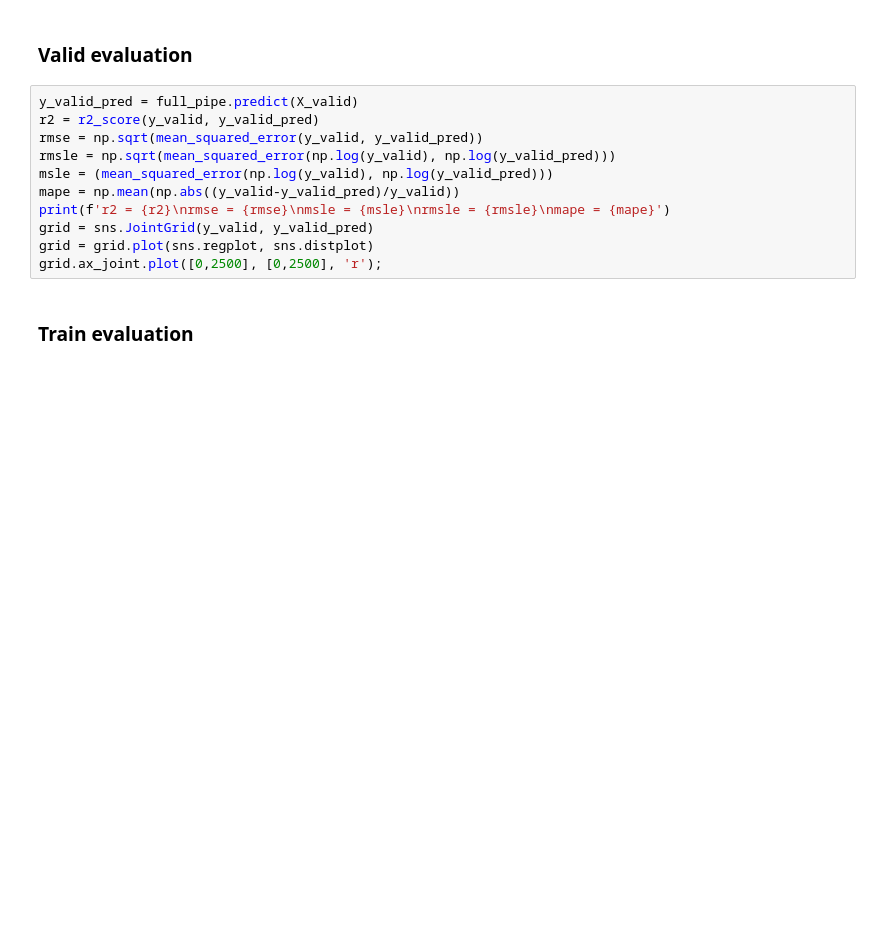
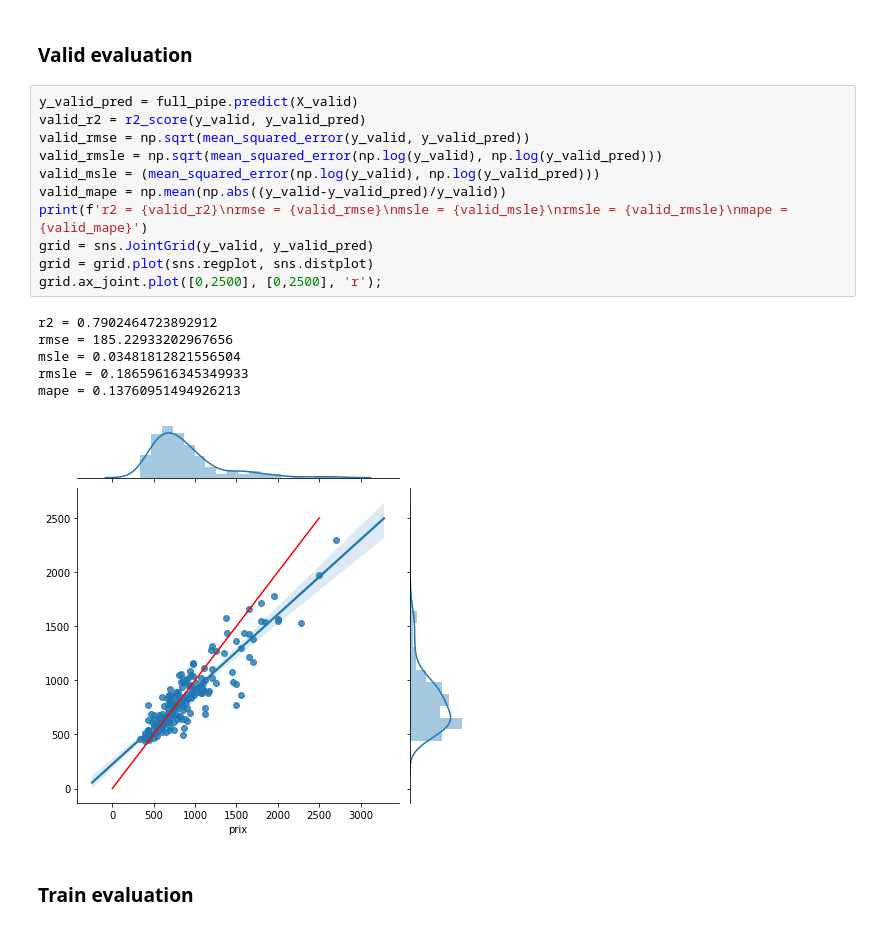
Before and after one commit to Simplon-IA-Bdx-1/realestate-guillaume-nicos-pierre-silvia, a Jupyter notebook: notebooks/Model.ipynb, the cells around one changed output. Cells and saved outputs as stored; diff of their text form; blank space fills up the shorter version.

```diff
--- a/notebooks/Model.ipynb
+++ b/notebooks/Model.ipynb
@@ -156,15 +207,22 @@ scores
 ### Valid evaluation
 # %%
 y_valid_pred = full_pipe.predict(X_valid)
-r2 = r2_score(y_valid, y_valid_pred)
-rmse = np.sqrt(mean_squared_error(y_valid, y_valid_pred))
-rmsle = np.sqrt(mean_squared_error(np.log(y_valid), np.log(y_valid_pred)))
-msle = (mean_squared_error(np.log(y_valid), np.log(y_valid_pred)))
-mape = np.mean(np.abs((y_valid-y_valid_pred)/y_valid))
-print(f'r2 = {r2}\nrmse = {rmse}\nmsle = {msle}\nrmsle = {rmsle}\nmape = {mape}')
+valid_r2 = r2_score(y_valid, y_valid_pred)
+valid_rmse = np.sqrt(mean_squared_error(y_valid, y_valid_pred))
+valid_rmsle = np.sqrt(mean_squared_error(np.log(y_valid), np.log(y_valid_pred)))
+valid_msle = (mean_squared_error(np.log(y_valid), np.log(y_valid_pred)))
+valid_mape = np.mean(np.abs((y_valid-y_valid_pred)/y_valid))
+print(f'r2 = {valid_r2}\nrmse = {valid_rmse}\nmsle = {valid_msle}\nrmsle = {valid_rmsle}\nmape = {valid_mape}')
 grid = sns.JointGrid(y_valid, y_valid_pred)
 grid = grid.plot(sns.regplot, sns.distplot)
 grid.ax_joint.plot([0,2500], [0,2500], 'r');
+# %% [output]
+r2 = 0.7902464723892912
+rmse = 185.22933202967656
+msle = 0.03481812821556504
+rmsle = 0.18659616345349933
+mape = 0.13760951494926213
+[figure, added]
 # %% [markdown]
 ### Train evaluation
 # %%
```
Also changed, not shown: parts of 20 cells of this notebook.
